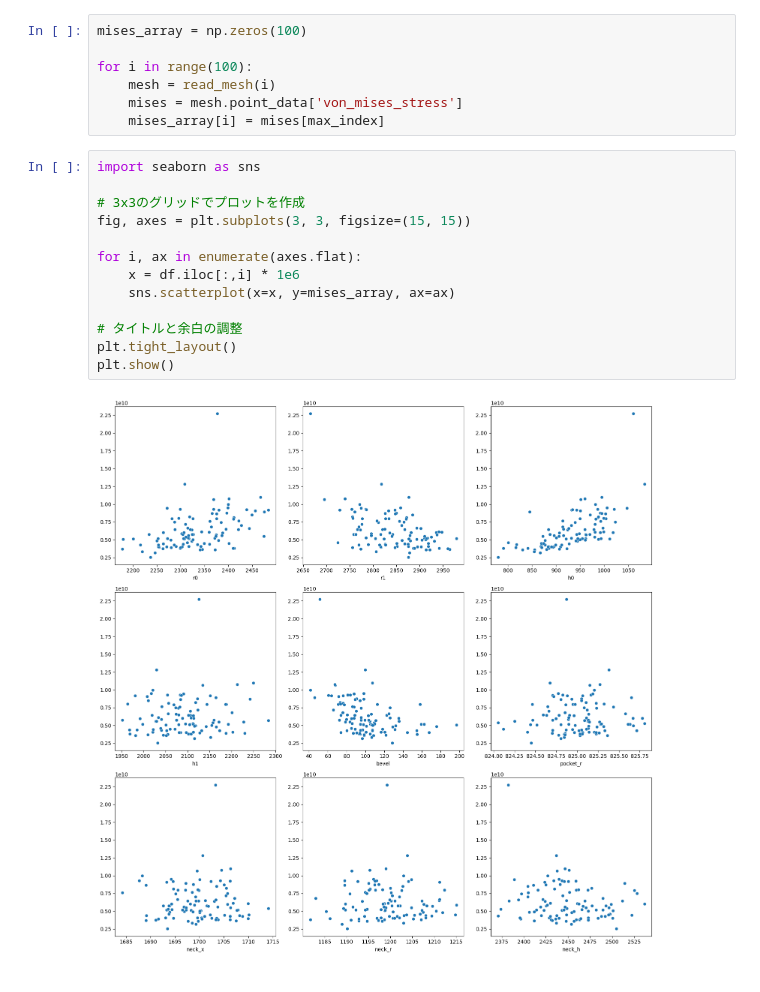
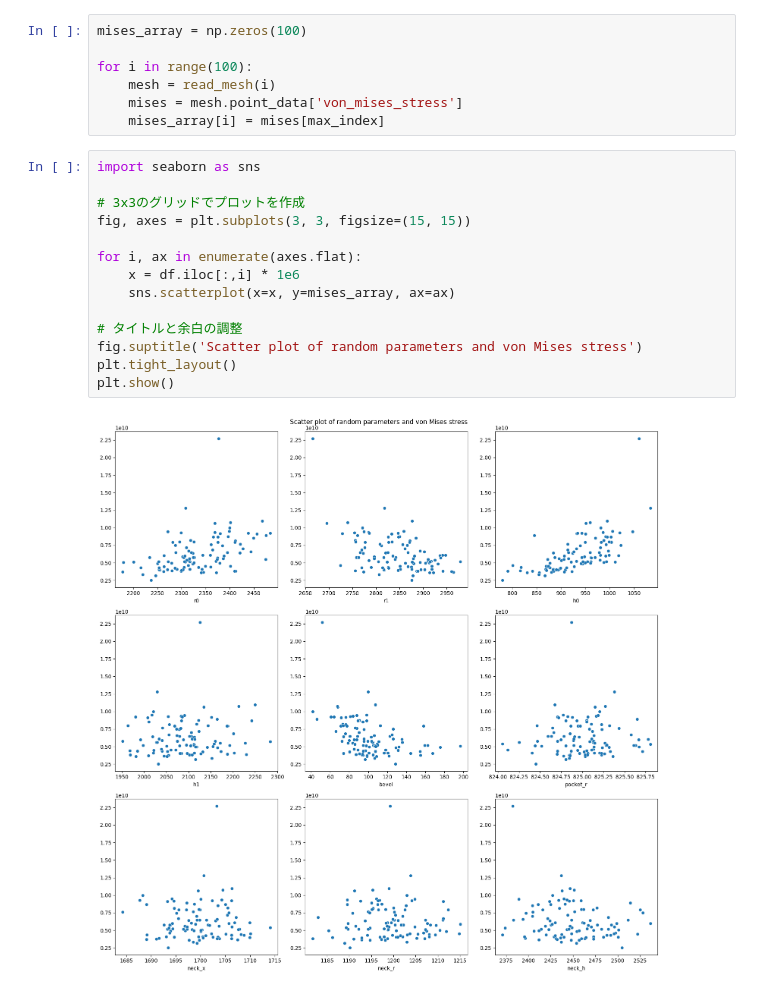
Before and after one commit to gyakusu/Mophing, a Jupyter notebook: python/FEM_analysis.ipynb, the cells around one changed output. Drawn from its saved outputs; the diff is of its cells as text.

```diff
--- a/python/FEM_analysis.ipynb
+++ b/python/FEM_analysis.ipynb
@@ -40,15 +40,16 @@ for i in range(100):
 # %%
 import seaborn as sns
 
 # 3x3のグリッドでプロットを作成
 fig, axes = plt.subplots(3, 3, figsize=(15, 15))
 
 for i, ax in enumerate(axes.flat):
     x = df.iloc[:,i] * 1e6
     sns.scatterplot(x=x, y=mises_array, ax=ax)
 
 # タイトルと余白の調整
+fig.suptitle('Scatter plot of random parameters and von Mises stress')
 plt.tight_layout()
 plt.show()
 # %% [output]
-[figure, old version]
+[figure, new version]
```
Also changed, not shown: 1 other file.
